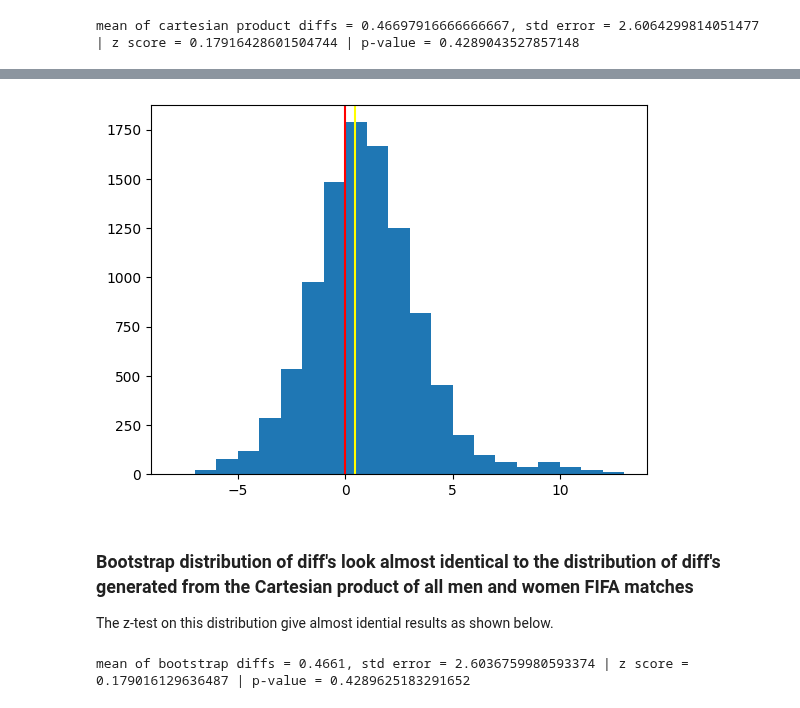
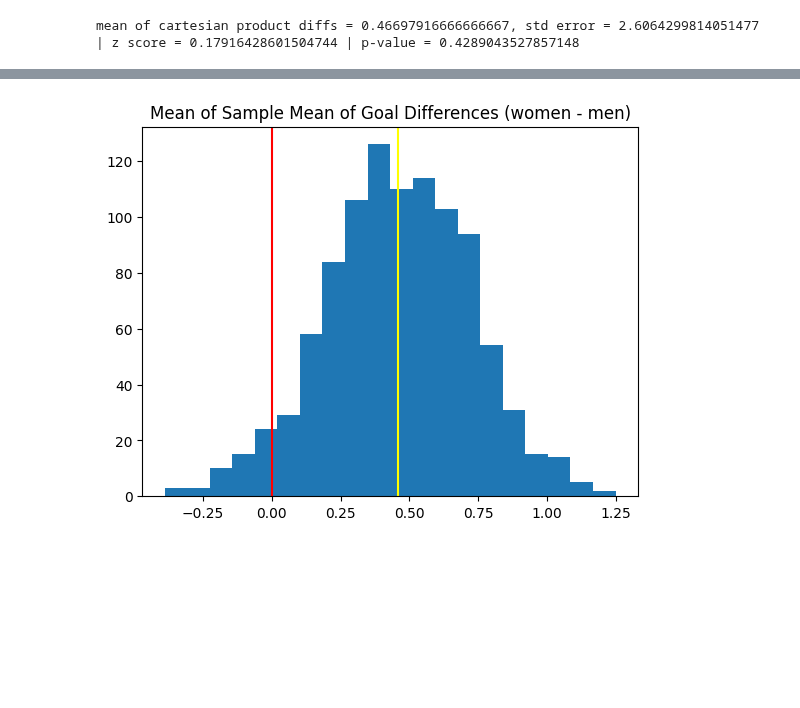
Before and after one commit to MichaelSzczepaniak/DataCamp, a Jupyter notebook: Tracks/Associate Data Scientist/31 Project 8 - Hypothesis Testing with Men's and Women's Soccer Matches/HypTestingPython.ipynb, the cells around one changed output, grey strips where cells are left out. Saved outputs shown, nothing was run; the diff lists cells and outputs as text; code cells hidden in the pictures; blank space fills up the shorter version.

Commit message:
add bootstrap analysis, add cartesian product diffs data

```diff
--- a/Tracks/Associate Data Scientist/31 Project 8 - Hypothesis Testing with Men's and Women's Soccer Matches/HypTestingPython.ipynb
+++ b/Tracks/Associate Data Scientist/31 Project 8 - Hypothesis Testing with Men's and Women's Soccer Matches/HypTestingPython.ipynb
@@ -251,16 +355,22 @@ The above results imply that we should fail to reject $H_0$ in favor of $H_A$. L
 goals_women = df_all_fifa[df_all_fifa["gender"] == "women"]['total_goals']
 goals_men = df_all_fifa[df_all_fifa["gender"] == "men"]['total_goals']
 
-print(type(goals_women), type(goals_men), len(goals_women), len(goals_men))
-print(goals_women.describe(), '\n')
-print(goals_men.describe(), '\n')
+n_mean_sample = 100  # number of samples used to compute a single mean in the distribution of means
+n_dist_means = 1000  # number of means in the distribution of means
+sample_means = []
+for i in range(n_dist_means):  #
+    samples_in_each_mean = []
+    for j in range(n_mean_sample):  # samples taken to compute a single mean
+        # sample from women and men match and compute diff
+        sample_women = goals_women.sample(n=1, replace=True).values[0]
+        sample_men = goals_men.sample(n=1, replace=True).values[0]
+        diff = sample_women - sample_men
+        samples_in_each_mean.append(diff)
+        # print(f"i={i}, j={j}, sample_women={sample_women}, sample_men={sample_men}, diff={diff}")
+    sample_mean = np.mean(samples_in_each_mean)
+    sample_means.append(sample_mean)
+    # print(f"i={i}, sample_mean={sample_mean}")
 
-sample_diffs = []
-goals_women.head()
-for i in range(10000):
-    sample_women = goals_women.sample(n=1, replace=True).values[0]
-    sample_men = goals_men.sample(n=1, replace=True).values[0]
-    sample_diffs.append(sample_women - sample_men)
-
-# print(sample_diffs)
+max_diff = np.max(np.abs(sample_means))
+print(f"largest difference in goals between men and women's matches = {max_diff}")
 # %% [output]
@@ -287,25 +378,14 @@ Name: total_goals, dtype: float64
 # %%
 # What does the bootstrap distribution of these diff look like?
 fig, ax = plt.subplots()
-ax.hist(sample_diffs,
+ax.hist(sample_means,
         label="bootstap_score_diffs",
-        bins=bin_intervals)
+        bins=20)
+ax.set_title("Mean of Sample Mean of Goal Differences (women - men)")
 # add reference lines
-act_mean_boot = np.mean(sample_diffs)
+act_mean_boot = np.mean(sample_means)
 plt.axvline(x=act_mean_boot, color='yellow')  # actual mean
 plt.axvline(x=0, color='red')                 # hypothesized mean
 plt.show()
 # %% [output]
-[figure, old version]
+[figure, new version]
-# %% [markdown]
-### Bootstrap distribution of diff's look almost identical to the distribution of diff's generated from the Cartesian product of all men and women FIFA matches
-
-The z-test on this distribution give almost idential results as shown below.
-# %%
-hyp_mean = 0
-std_error_boot = np.std(sample_diffs, ddof=1)
-z_score_boot = (act_mean_boot - hyp_mean) / std_error_boot
-p_value_boot = 1 - norm.cdf(z_score_boot, loc=0, scale=1)  # HA: women goals > men goals
-print(f"mean of bootstrap diffs = {act_mean_boot}, std error = {std_error_boot} | z score = {z_score_boot} | p-value = {p_value_boot}")
-# %% [output]
-mean of bootstrap diffs = 0.4661, std error = 2.6036759980593374 | z score = 0.179016129636487 | p-value = 0.4289625183291652
```
Also changed, not shown: parts of 30 cells of this notebook, 1 other file.
